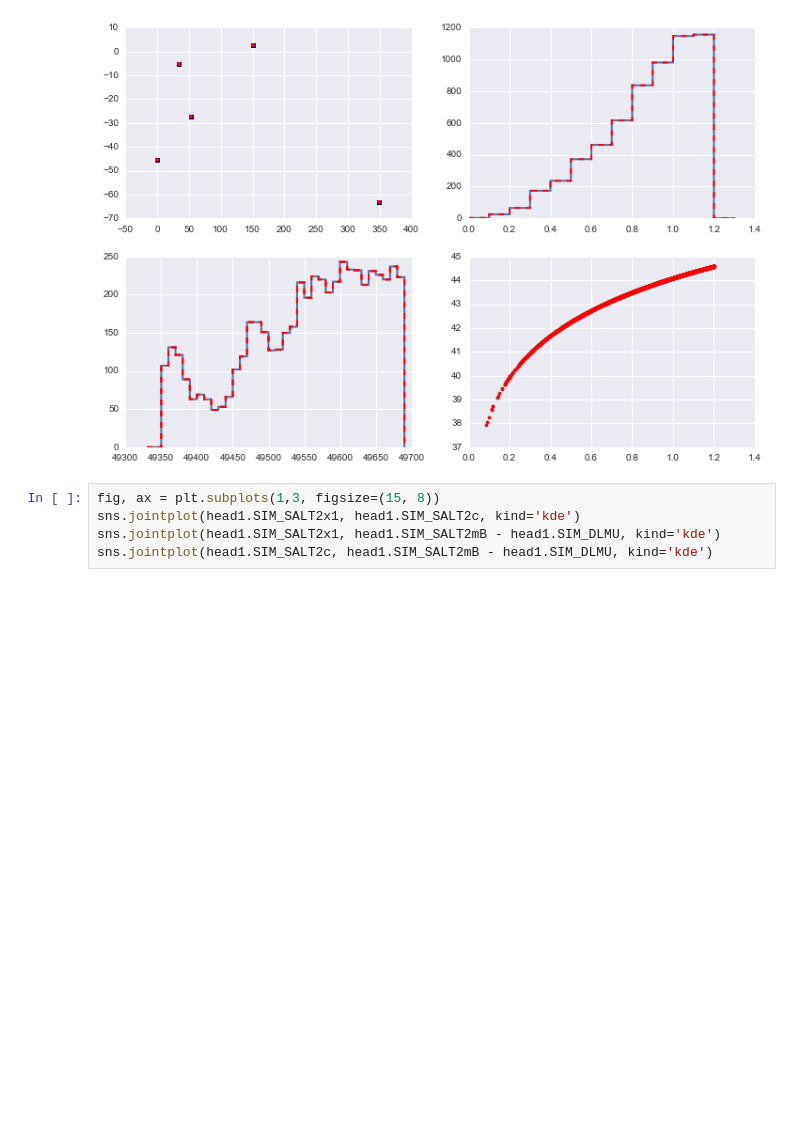
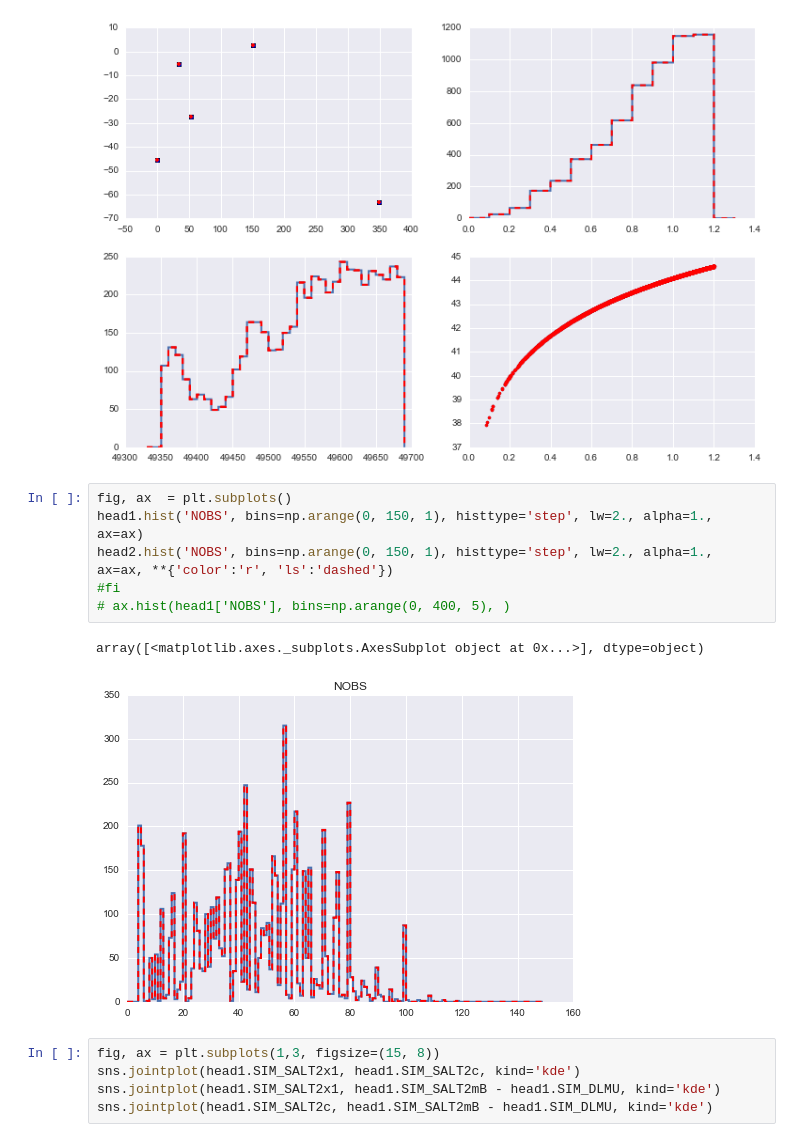
Before and after one commit to rbiswas4/DataQualityChar, a Jupyter notebook: examples/CheckingDataSims.ipynb, the cells around one changed output. Drawn from its saved outputs; the diff is of its cells as text; blank space fills up the shorter version.

Commit message:
Added numobs plot 	modified:   examples/CheckingDataSims.ipynb

```diff
--- a/examples/CheckingDataSims.ipynb
+++ b/examples/CheckingDataSims.ipynb
@@ -36,6 +56,15 @@ _ = ax[1, 1].plot(head2.REDSHIFT_FINAL, head2.SIM_DLMU, '.', color='r')
 _ = ax[1, 0].hist(head2.SIM_PEAKMJD, bins=np.arange(49330, 49700., 10.), histtype='step', lw=2., alpha=1., color='r',ls='dashed')
 # %% [output]
 [figure]
+# %%
+fig, ax  = plt.subplots()
+head1.hist('NOBS', bins=np.arange(0, 150, 1), histtype='step', lw=2., alpha=1., ax=ax)
+head2.hist('NOBS', bins=np.arange(0, 150, 1), histtype='step', lw=2., alpha=1., ax=ax, **{'color':'r', 'ls':'dashed'})
+#fi
+# ax.hist(head1['NOBS'], bins=np.arange(0, 400, 5), )
+# %% [output]
+array([<matplotlib.axes._subplots.AxesSubplot object at 0x...>], dtype=object)
+[figure, added]
 # %%
 fig, ax = plt.subplots(1,3, figsize=(15, 8))
 sns.jointplot(head1.SIM_SALT2x1, head1.SIM_SALT2c, kind='kde')
```
Also changed, not shown: parts of 2 cells of this notebook.
